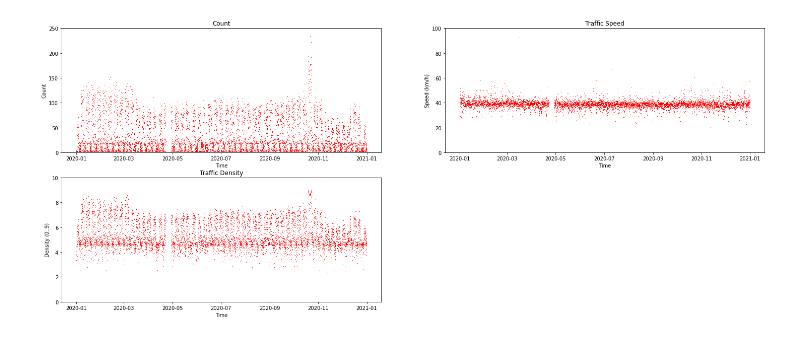
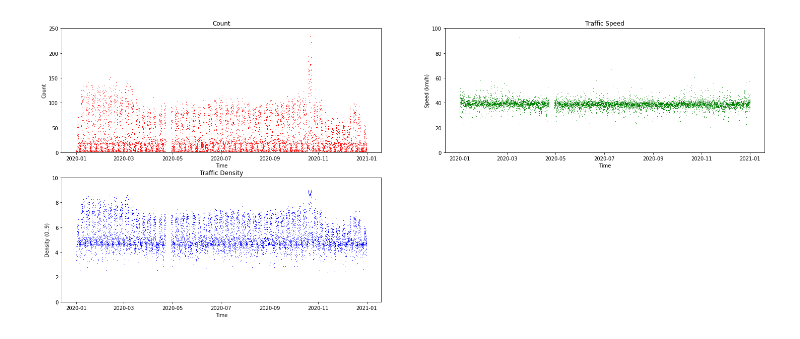
Before and after one commit to MauriceDroll/MeshSummitE14, a Jupyter notebook: verkehrsdaten.ipynb, the cells around one changed output. Saved outputs shown, nothing was run; the diff lists cells and outputs as text; code cells hidden in the pictures.

```diff
--- a/verkehrsdaten.ipynb
+++ b/verkehrsdaten.ipynb
@@ -13,10 +13,10 @@ count_limit = 150
 # Traffic speed limit for traffic density
 speed_limit = 40
 
-# Traffic data of a street direction
+# Traffic data of a location
 class TrafficData:
     """
-    A class to represent the traffic data of a street direction.
+    A class to represent the traffic data of a location.
 
         Attributes:
             time (list[datetime]): Timestamps of the traffic data
@@ -29,7 +29,7 @@ class TrafficData:
             density (list[float]): Traffic density for each timestamp
 
         Methods:
-            add_data(self, time, speed): Adds traffic data to the instance
+            add_data(self, time, speed): Adds data to the traffic data
     """
 
     # Last added timestamp
@@ -46,7 +46,7 @@ class TrafficData:
     speed_sum = []
     density = []
 
-    # Adds data to the traffic data.
+    # Adds data to the traffic data
     def add_data(self, time, speed):
         """
         Adds data to the traffic data.
@@ -144,7 +144,7 @@ for file in files:
 
         # Iterate through CSV rows
         for row in csv_reader:
-            # Skip first 2 lines
+            # Skip first line
             if i < 1:
                 i = i + 1
                 continue
@@ -162,36 +162,35 @@ for file in files:
 
             # Add traffic data
             current.add_data(time, speed)
 
 
 data = traffic_data["Richtung A nach B"]
-array = np.array([data.density, data.hour, data.weekday, data.week_number])
 
 # Plot vehicle count
-fig = plt.figure(figsize =(25, 10))
+fig = plt.figure(figsize = (25, 10))
 sub1 = fig.add_subplot(221)
 sub1.set_title("Count")
 sub1.set_xlabel("Time")
 sub1.set_ylabel("Count")
 sub1.set_ylim(0, 250)
-sub1.plot(data.time, data.count, "r,")
+sub1.plot(data.time, data.count, c = "red", marker = ",", ls = "None")
 
 # Plot traffic speed
 sub2 = fig.add_subplot(222)
 sub2.set_title("Traffic Speed")
 sub2.set_xlabel("Time")
 sub2.set_ylabel("Speed (km/h)")
 sub2.set_ylim(0, 100)
-sub2.plot(data.time, data.speed, "r,")
+sub2.plot(data.time, data.speed, c = "green", marker = ",", ls = "None")
 
 # Plot traffic density
 sub3 = fig.add_subplot(223)
 sub3.set_title("Traffic Density")
 sub3.set_xlabel("Time")
 sub3.set_ylabel("Density (0..9)")
 sub3.set_ylim(0, 10)
-sub3.plot(data.time, data.density, "r,")
+sub3.plot(data.time, data.density, c = "blue", marker = ",", ls = "None")
 
 plt.show()
 # %% [output]
-[figure, old version]
+[figure, new version]
```
